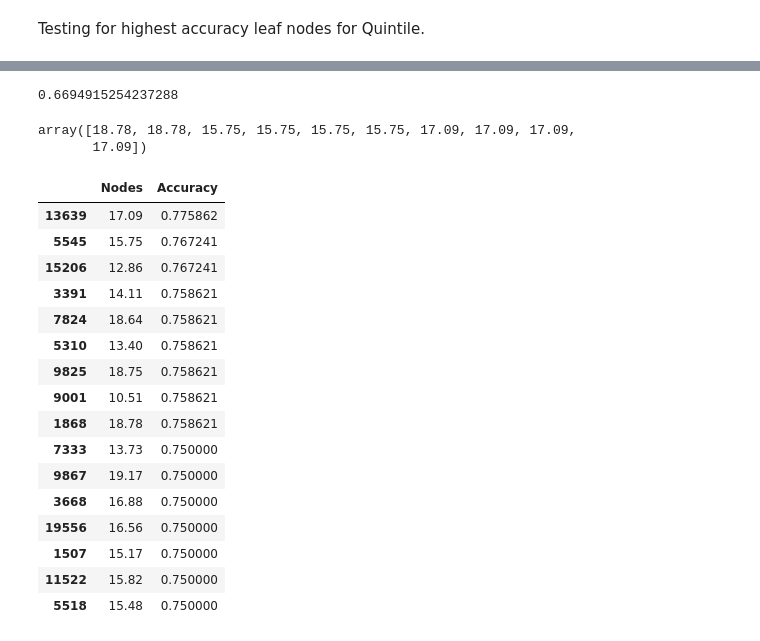
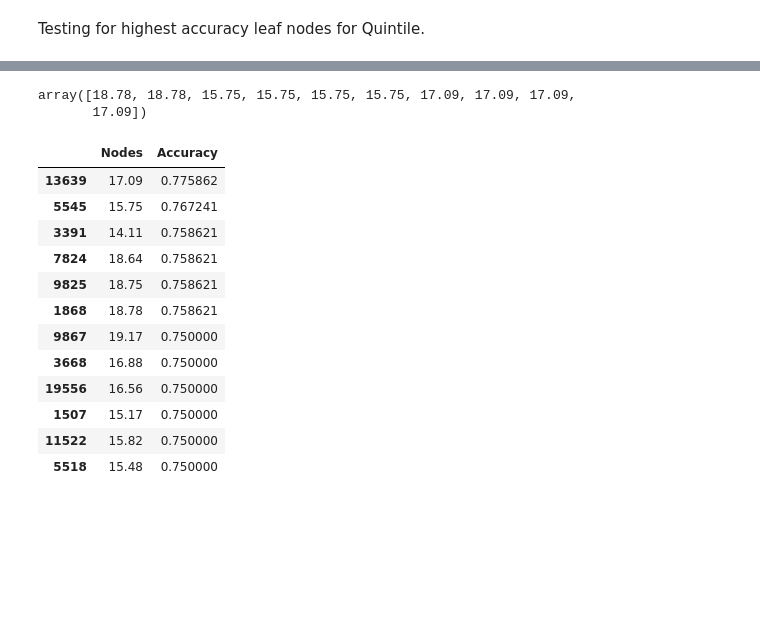
Before and after one commit to Ranabor/CDC-2022, a Jupyter notebook: data_exploration_rishi.ipynb, the cells around one changed output, grey strips where cells are left out. Cells and saved outputs as stored; diff of their text form; code cells hidden in the pictures; blank space fills up the shorter version.

Commit message:
rishi_model

```diff
--- a/data_exploration_rishi.ipynb
+++ b/data_exploration_rishi.ipynb
@@ -80,5 +34,0 @@ print(flood_index_model.predict(X.head()))
-# %%
-features = san_francisco[san_francisco_features]
-predicted_indices = np.round(flood_index_model.predict(features))
-indices = round(san_francisco.FloodHealthIndex)
-sum(indices == predicted_indices)
@@ -119,4 +76,10 @@ def obtain_training_set(table, columns_chosen, y_value):
     y = table[y_value][X.index]
     return X, y
 
-obtain_training_set(san_francisco, san_francisco_features, "FloodHealthIndex_Quintiles")
+def find_best_leaf_node(nodes, train_X, val_X, train_y, val_y, trained) -> list:
+    """To find best leaf node."""
+    flood_index_model = DecisionTreeRegressor(max_depth=nodes, random_state=1, )
+    flood_index_model.fit(train_X, train_y)
+    predicted_indices = flood_index_model.predict(val_X)
+
+    return (((sum(val_y == predicted_indices)) + (sum((val_y+1) == predicted_indices))) - trained)/(round(len(val_X)-trained))
@@ -141,14 +86,3 @@ obtain_training_set(san_francisco, san_francisco_features, "FloodHealthIndex_Qui
-# %%
-def find_best_leaf_node(nodes, train_X, val_X, train_y, val_y, trained) -> list:
-    """To find best leaf node."""
-    flood_index_model = DecisionTreeRegressor(max_depth=nodes, random_state=1)
-    flood_index_model.fit(train_X, train_y)
-    predicted_indices = flood_index_model.predict(val_X)
-    return (sum(val_y == predicted_indices) - trained)/(round(len(val_X)-trained))
-
-find_best_leaf_node(10000000, X_Q, features_Q, y_q, indices_Q, 460)
-# %% [output]
-0.6694915254237288
 # %%
 nodes_tested = 20
 results_table = pd.DataFrame(columns=["Nodes", "Accuracy"])
@@ -156,8 +90,8 @@ train_amount = round(len(san_francisco.index) * 0.8)
 best_depth = []
 for i in np.arange(10):
     for i in np.arange(0.1, nodes_tested, 0.01):
-        train_X, train_y = obtain_training_set(san_francisco, san_francisco_features, "FloodHealthIndex_Quintiles")
-        percentage_accuracy = find_best_leaf_node(i, train_X, features,train_y, indices_Q, train_amount)
+        train_X, train_y = obtain_training_set(san_francisco, san_francisco_features_Q, "FloodHealthIndex_Quintiles")
+        percentage_accuracy = find_best_leaf_node(i, train_X, features_Q,train_y, indices_Q, train_amount)
         results_table.loc[len(results_table.index)] = [i, percentage_accuracy]
     best_depth = np.append(best_depth, results_table.sort_values(by="Accuracy", ascending=False).iloc[0][0])
 
@@ -168,19 +102,16 @@ array([18.78, 18.78, 15.75, 15.75, 15.75, 15.75, 17.09, 17.09, 17.09,
 # %%
 highest_accuracy = results_table.sort_values(by="Accuracy", ascending=False)
 highest_accuracy = highest_accuracy[highest_accuracy['Accuracy'] >= .75]
+highest_accuracy = highest_accuracy[highest_accuracy['Nodes'] >= 14]
 highest_accuracy
 # %% [output]
 |  | Nodes | Accuracy |
 | 13639 | 17.09 | 0.775862 |
 | 5545 | 15.75 | 0.767241 |
-| 15206 | 12.86 | 0.767241 |
 | 3391 | 14.11 | 0.758621 |
 | 7824 | 18.64 | 0.758621 |
-| 5310 | 13.40 | 0.758621 |
 | 9825 | 18.75 | 0.758621 |
-| 9001 | 10.51 | 0.758621 |
 | 1868 | 18.78 | 0.758621 |
-| 7333 | 13.73 | 0.750000 |
 | 9867 | 19.17 | 0.750000 |
 | 3668 | 16.88 | 0.750000 |
 | 19556 | 16.56 | 0.750000 |
```
Also changed, not shown: parts of 20 cells of this notebook, 2 other files.
